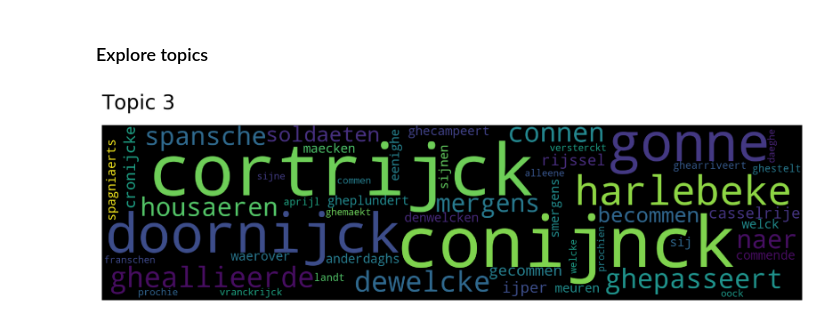
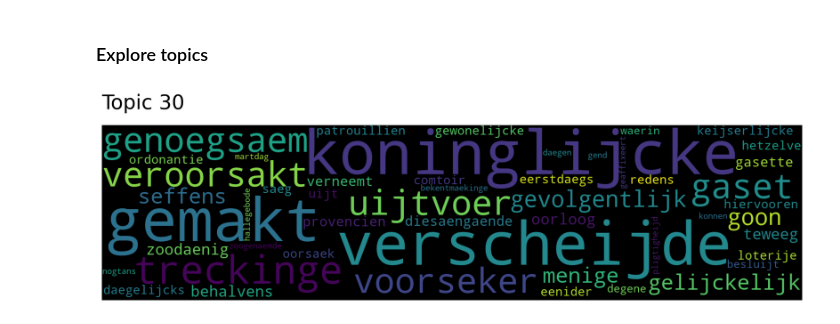
Before and after one commit to centre-for-humanities-computing/dutch-chronicles, a Jupyter notebook: notebooks/top2vec_training.ipynb, the cells around one changed output. Drawn from its saved outputs; the diff is of its cells as text; code cells hidden in the pictures.

```diff
--- a/notebooks/top2vec_training.ipynb
+++ b/notebooks/top2vec_training.ipynb
@@ -49,3 +46,3 @@ model.save('../models/top2vec/top2vecmodel_50_2')
 # %%
 # load model
-model = Top2Vec.load('../../chronicling-topics/corpus/models/top2vecmodel_50_2')
+model = Top2Vec.load('../../models/top2vec/top2vecmodel_50_2')
@@ -149,6 +124,6 @@ np.save('/work/62138/models/representation_final_50_reduced.npy', merged)
 # %% [markdown]
 ### Explore topics
 # %%
-model.generate_topic_wordcloud(3)
+model.generate_topic_wordcloud(30, reduced=True)
 # %% [output]
-[figure, old version]
+[figure, new version]
```
Also changed, not shown: parts of 15 cells of this notebook, 2 other files.
